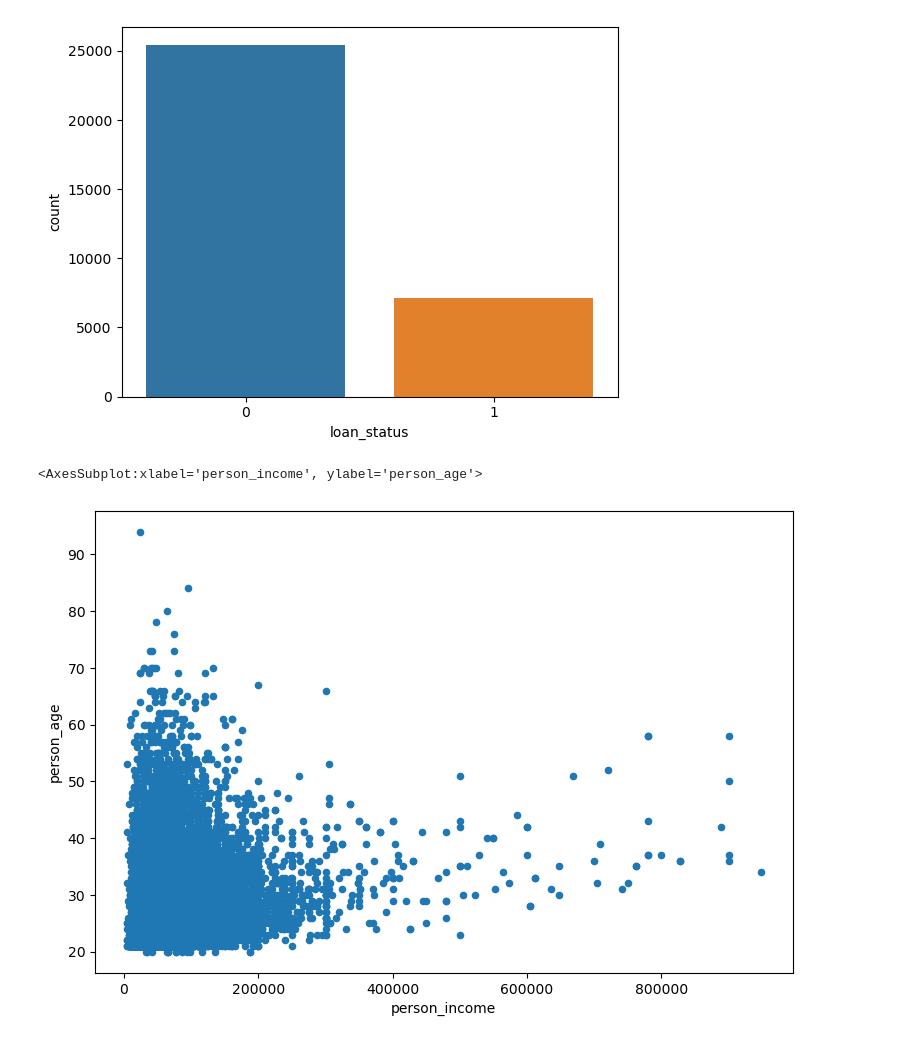
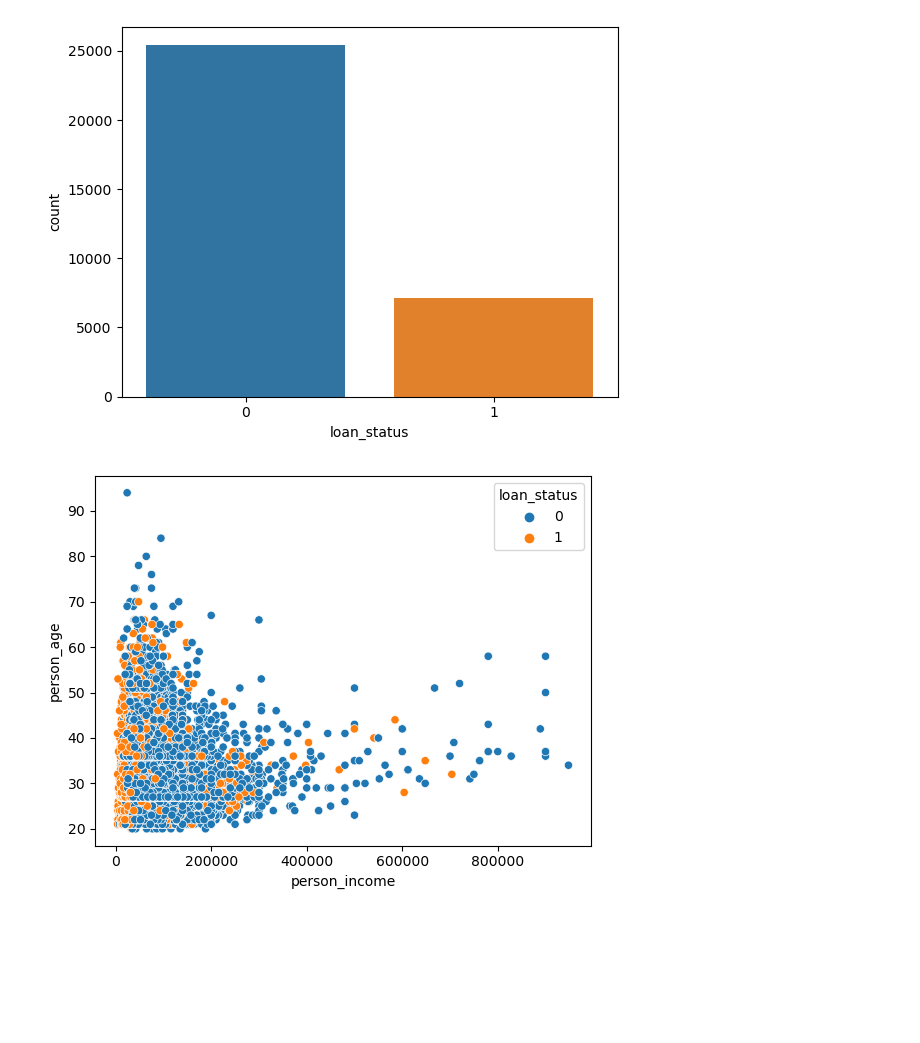
Before and after one commit to hadiahameed/credit-risk-assessment, a Jupyter notebook: Untitled.ipynb, the cells around one changed output. Saved outputs shown, nothing was run; the diff lists cells and outputs as text; code cells hidden in the pictures; blank space fills up the shorter version.

```diff
--- a/Untitled.ipynb
+++ b/Untitled.ipynb
@@ -96,7 +96,6 @@ sns.countplot(x=df['loan_status']);
 # %% [output]
 [figure]
 # %%
-df.plot(kind='scatter', x='person_income', y='person_age', figsize=(9,6))
+sns.scatterplot(x='person_income', y='person_age', hue = 'loan_status', data=df);
 # %% [output]
-<AxesSubplot:xlabel='person_income', ylabel='person_age'>
-[figure, old version]
+[figure, new version]
```
Also changed, not shown: 3 other files.
